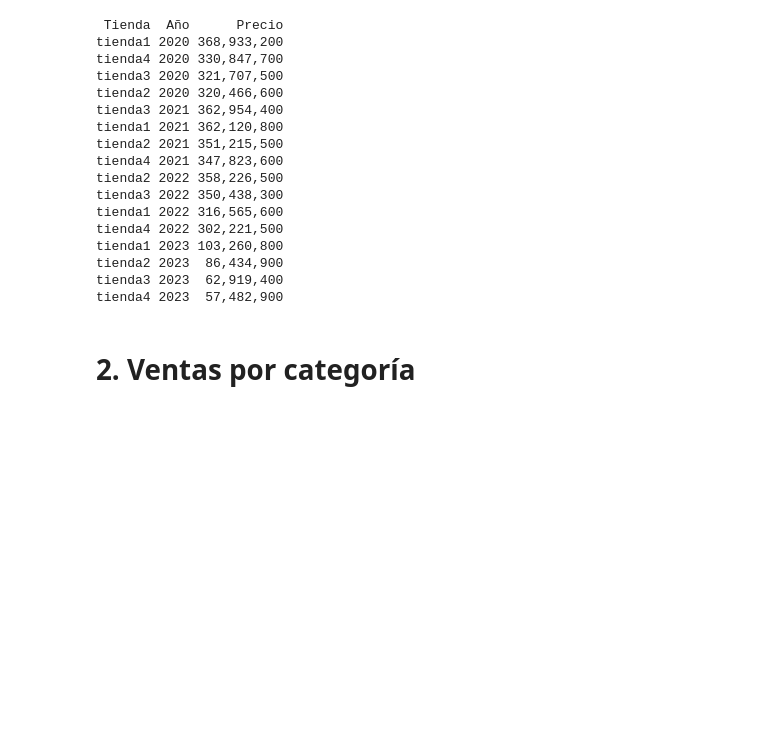
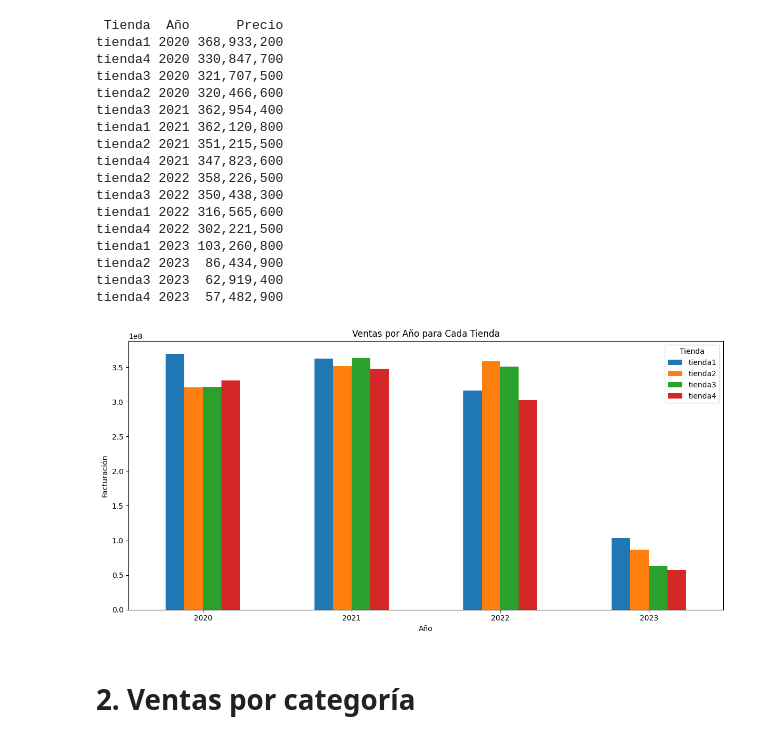
Before and after one commit to Near-o7/desafio1_dataScience, a Jupyter notebook: AluraStoreLatam.ipynb, the cells around one changed output. Drawn from its saved outputs; the diff is of its cells as text; code cells hidden in the pictures; blank space fills up the shorter version.

```diff
--- a/AluraStoreLatam.ipynb
+++ b/AluraStoreLatam.ipynb
@@ -179,6 +179,26 @@ tienda1 2023 103,260,800
 tienda2 2023  86,434,900
 tienda3 2023  62,919,400
 tienda4 2023  57,482,900
+# %%
+
+import matplotlib.pyplot as plt
+import pandas as pd
+
+facturacion_total["Precio"] = facturacion_total["Precio"].str.replace(",", "").astype(float)
+
+pivot = facturacion_total.pivot(index="Año", columns="Tienda", values="Precio")
+
+pivot.plot(kind="bar", figsize=(12, 6))
+
+plt.title("Ventas por Año para Cada Tienda")
+plt.xlabel("Año")
+plt.ylabel("Facturación")
+plt.xticks(rotation=0)
+plt.legend(title="Tienda")
+plt.tight_layout()
+plt.show()
+# %% [output]
+[figure, added]
 # %% [markdown]
 # 2. Ventas por categoría
 # %%
```
Also changed, not shown: parts of 1 cell of this notebook.
